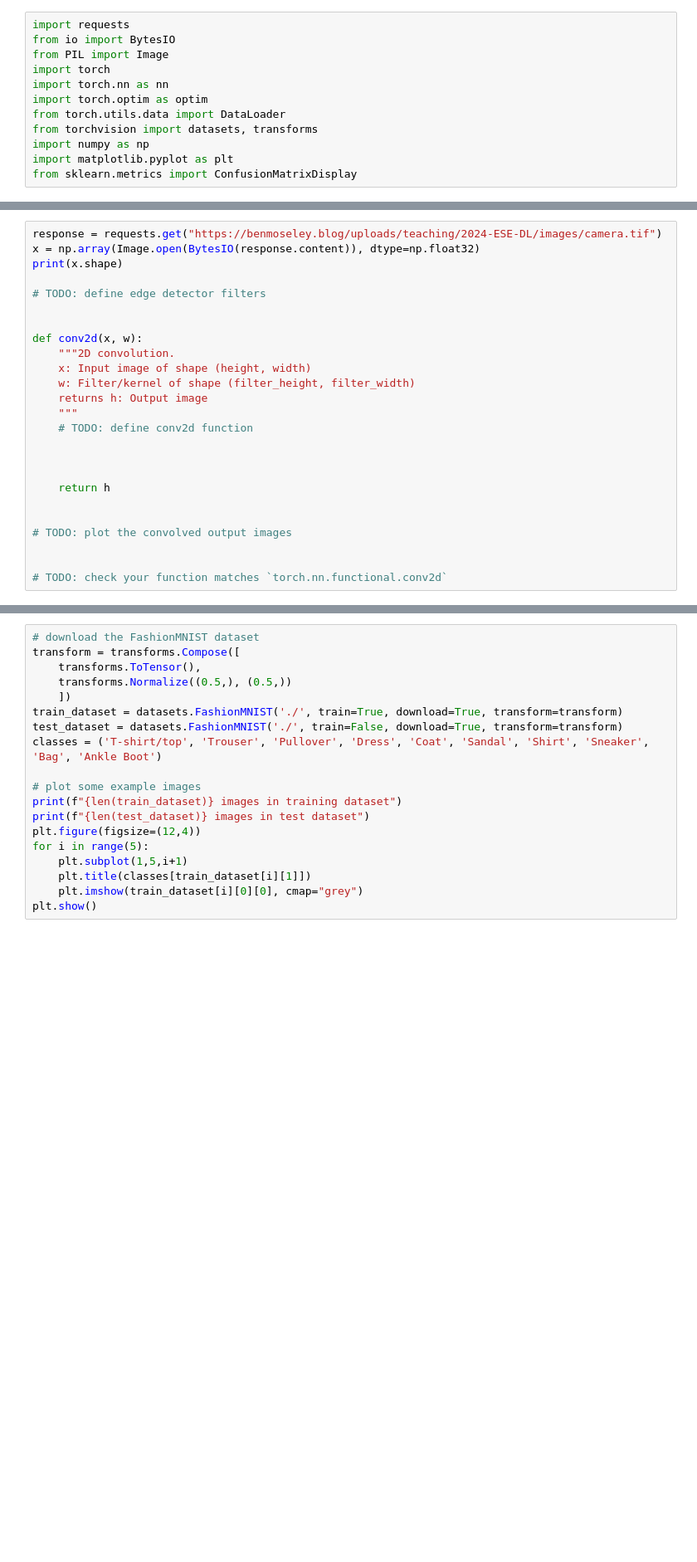
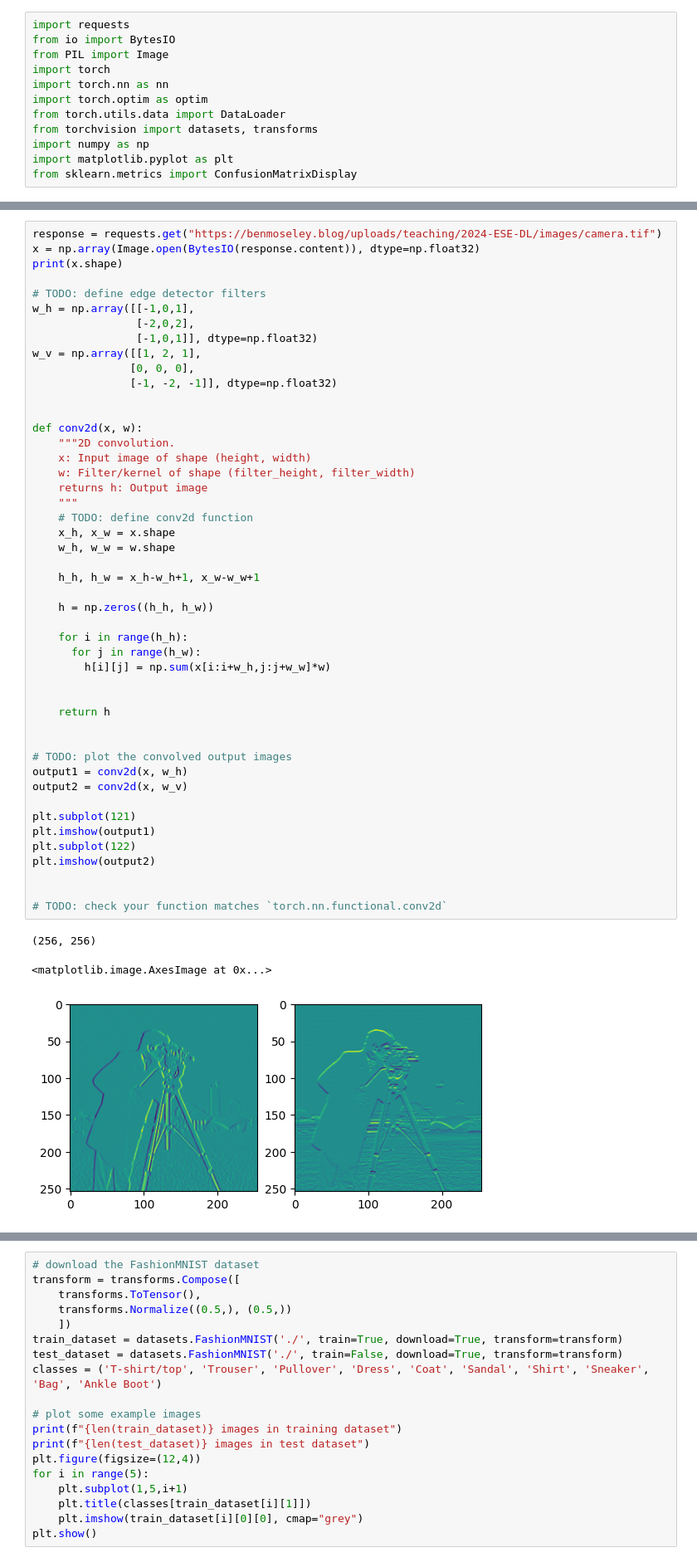
Before and after one commit to ada-jt1725/deep-learning, a Jupyter notebook: Day04-CNNs(1)/Day04-CNNs(1)_afternoon_exercises.ipynb, the cells around one changed output, grey strips where cells are left out. Shown at 83% size. Cells and saved outputs as stored; diff of their text form; blank space fills up the shorter version.

```diff
--- a/Day04-CNNs(1)/Day04-CNNs(1)_afternoon_exercises.ipynb
+++ b/Day04-CNNs(1)/Day04-CNNs(1)_afternoon_exercises.ipynb
@@ -39,25 +39,51 @@ Given the image below, and **without using PyTorch**:
 # %%
 response = requests.get("https://benmoseley.blog/uploads/teaching/2024-ESE-DL/images/camera.tif")
 x = np.array(Image.open(BytesIO(response.content)), dtype=np.float32)
 print(x.shape)
 
 # TODO: define edge detector filters
+w_h = np.array([[-1,0,1],
+                [-2,0,2],
+                [-1,0,1]], dtype=np.float32)
+w_v = np.array([[1, 2, 1],
+               [0, 0, 0],
+               [-1, -2, -1]], dtype=np.float32)
 
 
 def conv2d(x, w):
     """2D convolution.
     x: Input image of shape (height, width)
     w: Filter/kernel of shape (filter_height, filter_width)
     returns h: Output image
     """
     # TODO: define conv2d function
+    x_h, x_w = x.shape
+    w_h, w_w = w.shape
 
+    h_h, h_w = x_h-w_h+1, x_w-w_w+1
+
+    h = np.zeros((h_h, h_w))
+
+    for i in range(h_h):
+      for j in range(h_w):
+        h[i][j] = np.sum(x[i:i+w_h,j:j+w_w]*w)
 
 
     return h
 
 
 # TODO: plot the convolved output images
+output1 = conv2d(x, w_h)
+output2 = conv2d(x, w_v)
+
+plt.subplot(121)
+plt.imshow(output1)
+plt.subplot(122)
+plt.imshow(output2)
 
 
 # TODO: check your function matches `torch.nn.functional.conv2d`
+# %% [output]
+(256, 256)
+<matplotlib.image.AxesImage at 0x...>
+[figure, added]
```
Also changed, not shown: parts of 3 cells of this notebook.
